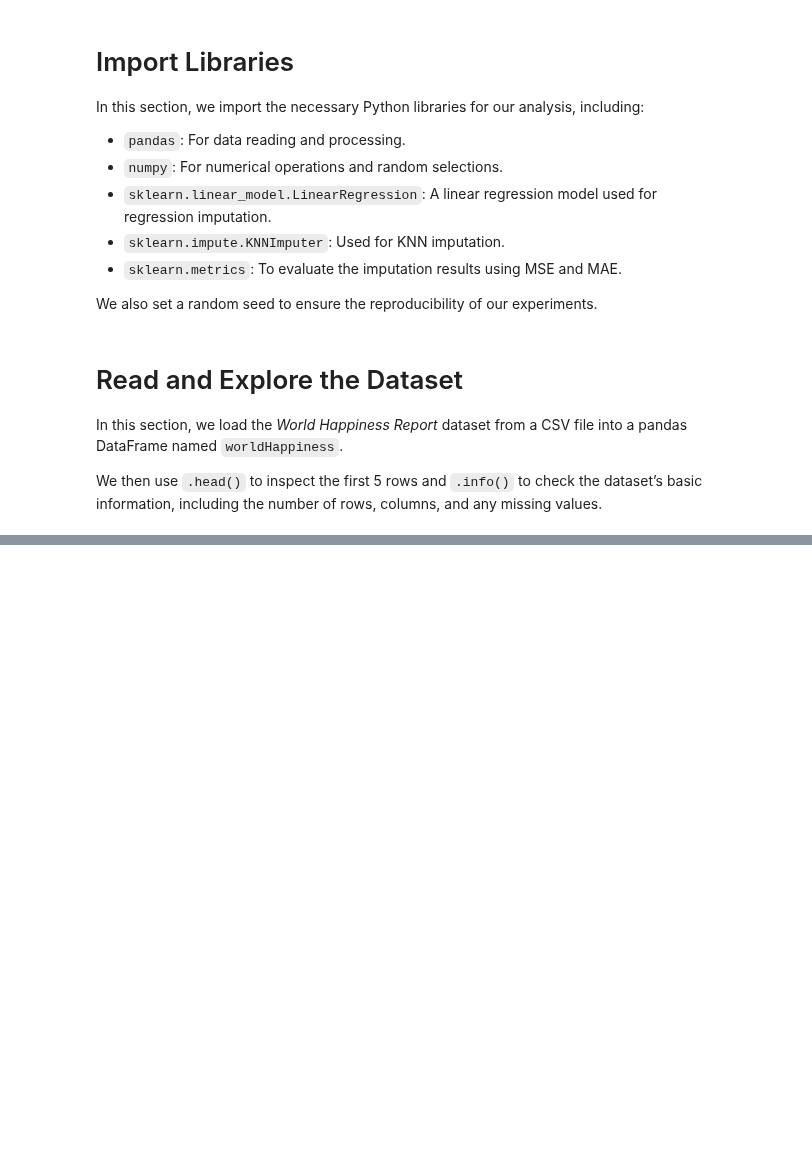
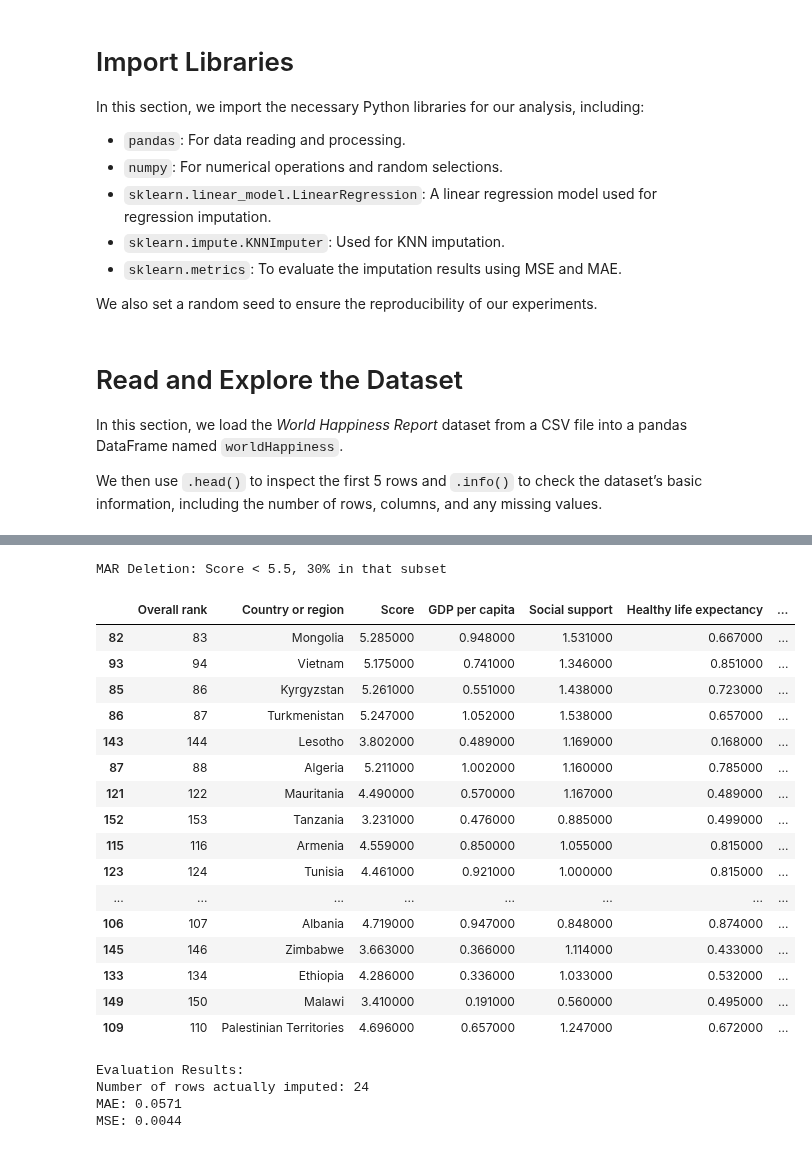
Before and after one commit to royruik/CSI4142_Assignments, a Jupyter notebook: dataset2.ipynb, the cells around one changed output, grey strips where cells are left out. Cells and saved outputs as stored; diff of their text form; code cells hidden in the pictures; blank space fills up the shorter version.

```diff
--- a/dataset2.ipynb
+++ b/dataset2.ipynb
@@ -213,19 +248,33 @@ KNN imputation considers multiple feature similarities to fill missing values, m
 # %%
+# Load the dataset
+worldHappiness_t3 = pd.read_csv('dataset2/2019.csv')
 
-# Backup original 'Generosity' column
-original_values_3 = worldHappiness['Generosity'].copy()
+# Backup the original 'Generosity' column
+original_values_3 = worldHappiness_t3['Generosity'].copy()
 
-# Randomly remove 20% of 'Generosity' (MCAR)
-missing_fraction_3 = 0.2
-n_missing_3 = int(missing_fraction_3 * len(worldHappiness))
-missing_indices_3 = np.random.choice(worldHappiness.index, n_missing_3, replace=False)
+score_threshold = 5.5
+sub_indices_3 = worldHappiness_t3.index[worldHappiness_t3['Score'] < score_threshold]
 
-worldHappiness.loc[missing_indices_3, 'Generosity'] = np.nan
+# Suppose we delete 30% of those rows in the subset
+delete_fraction_3 = 0.3
+n_missing_3 = int(delete_fraction_3 * len(sub_indices_3))
 
-print("Data after randomly deleting 20% of 'Generosity':")
-print(worldHappiness.loc[missing_indices_3].head(10))
+# Randomly pick from that subset
+missing_indices_3 = np.random.choice(sub_indices_3, n_missing_3, replace=False)
 
-# Select Multiple Features for KNN Imputation
+# Set 'Generosity' to NaN in those rows
+worldHappiness_t3.loc[missing_indices_3, 'Generosity'] = np.nan
+
+print(f"Deleted {n_missing_3} rows from 'Generosity' among countries with Score < {score_threshold}.")
+print("Here are the deleted rows:")
+display(
+    worldHappiness_t3.loc[missing_indices_3]
+        .head(35)
+        .style
+        .set_caption(f"MAR Deletion: Score < {score_threshold}, 30% in that subset")
+)
+
+# KNN Imputation (using multiple features)
 imputer = KNNImputer(n_neighbors=5)
 columns_for_knn = [
     'Score',
@@ -235,21 +284,26 @@ columns_for_knn = [
     'Generosity'
 ]
 
-worldHappiness_knn = worldHappiness[columns_for_knn].copy()
+worldHappiness_knn = worldHappiness_t3[columns_for_knn].copy()
 worldHappiness_imputed_array = imputer.fit_transform(worldHappiness_knn)
+worldHappiness_knn_imputed = pd.DataFrame(
+    worldHappiness_imputed_array,
+    columns=columns_for_knn,
+    index=worldHappiness_knn.index
+)
 
-worldHappiness_knn_imputed = pd.DataFrame(worldHappiness_imputed_array, columns=columns_for_knn, index=worldHappiness_knn.index)
-worldHappiness['Generosity_knn_imputed'] = worldHappiness['Generosity'].copy()
-worldHappiness['Generosity_knn_imputed'] = worldHappiness_knn_imputed['Generosity']
+# Store the imputed "Generosity" in a new column
+worldHappiness_t3['Generosity_knn_imputed'] = worldHappiness_knn_imputed['Generosity']
 
-# Evaluate Imputation (Compare original and imputed values)
+# Evaluate imputation
 original_missing_values_3 = original_values_3.loc[missing_indices_3]
-imputed_values_3 = worldHappiness.loc[missing_indices_3, 'Generosity_knn_imputed']
+imputed_values_3 = worldHappiness_t3.loc[missing_indices_3, 'Generosity_knn_imputed']
 
 mae_3 = mean_absolute_error(original_missing_values_3, imputed_values_3)
 mse_3 = mean_squared_error(original_missing_values_3, imputed_values_3)
 
-print("\n[Test 3: KNN Imputation on 'Generosity']")
-print("MAE:", mae_3)
-print("MSE:", mse_3)
+print("\nEvaluation Results:")
+print(f"Number of rows actually imputed: {len(imputed_values_3.dropna())}")
+print(f"MAE: {mae_3:.4f}")
+print(f"MSE: {mse_3:.4f}")
 # %% [output]
@@ -272,0 +312,22 @@ MSE: 0.006435681290322581
+MAR Deletion: Score < 5.5, 30% in that subset
+|  | Overall rank | Country or region | Score | GDP per capita | Social support | Healthy life expectancy | ... |
+| 82 | 83 | Mongolia | 5.285000 | 0.948000 | 1.531000 | 0.667000 | ... |
+| 93 | 94 | Vietnam | 5.175000 | 0.741000 | 1.346000 | 0.851000 | ... |
+| 85 | 86 | Kyrgyzstan | 5.261000 | 0.551000 | 1.438000 | 0.723000 | ... |
+| 86 | 87 | Turkmenistan | 5.247000 | 1.052000 | 1.538000 | 0.657000 | ... |
+| 143 | 144 | Lesotho | 3.802000 | 0.489000 | 1.169000 | 0.168000 | ... |
+| 87 | 88 | Algeria | 5.211000 | 1.002000 | 1.160000 | 0.785000 | ... |
+| 121 | 122 | Mauritania | 4.490000 | 0.570000 | 1.167000 | 0.489000 | ... |
+| 152 | 153 | Tanzania | 3.231000 | 0.476000 | 0.885000 | 0.499000 | ... |
+| 115 | 116 | Armenia | 4.559000 | 0.850000 | 1.055000 | 0.815000 | ... |
+| 123 | 124 | Tunisia | 4.461000 | 0.921000 | 1.000000 | 0.815000 | ... |
+| ... | ... | ... | ... | ... | ... | ... | ... |
+| 106 | 107 | Albania | 4.719000 | 0.947000 | 0.848000 | 0.874000 | ... |
+| 145 | 146 | Zimbabwe | 3.663000 | 0.366000 | 1.114000 | 0.433000 | ... |
+| 133 | 134 | Ethiopia | 4.286000 | 0.336000 | 1.033000 | 0.532000 | ... |
+| 149 | 150 | Malawi | 3.410000 | 0.191000 | 0.560000 | 0.495000 | ... |
+| 109 | 110 | Palestinian Territories | 4.696000 | 0.657000 | 1.247000 | 0.672000 | ... |
+Evaluation Results:
+Number of rows actually imputed: 24
+MAE: 0.0571
+MSE: 0.0044
```
Also changed, not shown: parts of 10 cells of this notebook, 2 other files.
